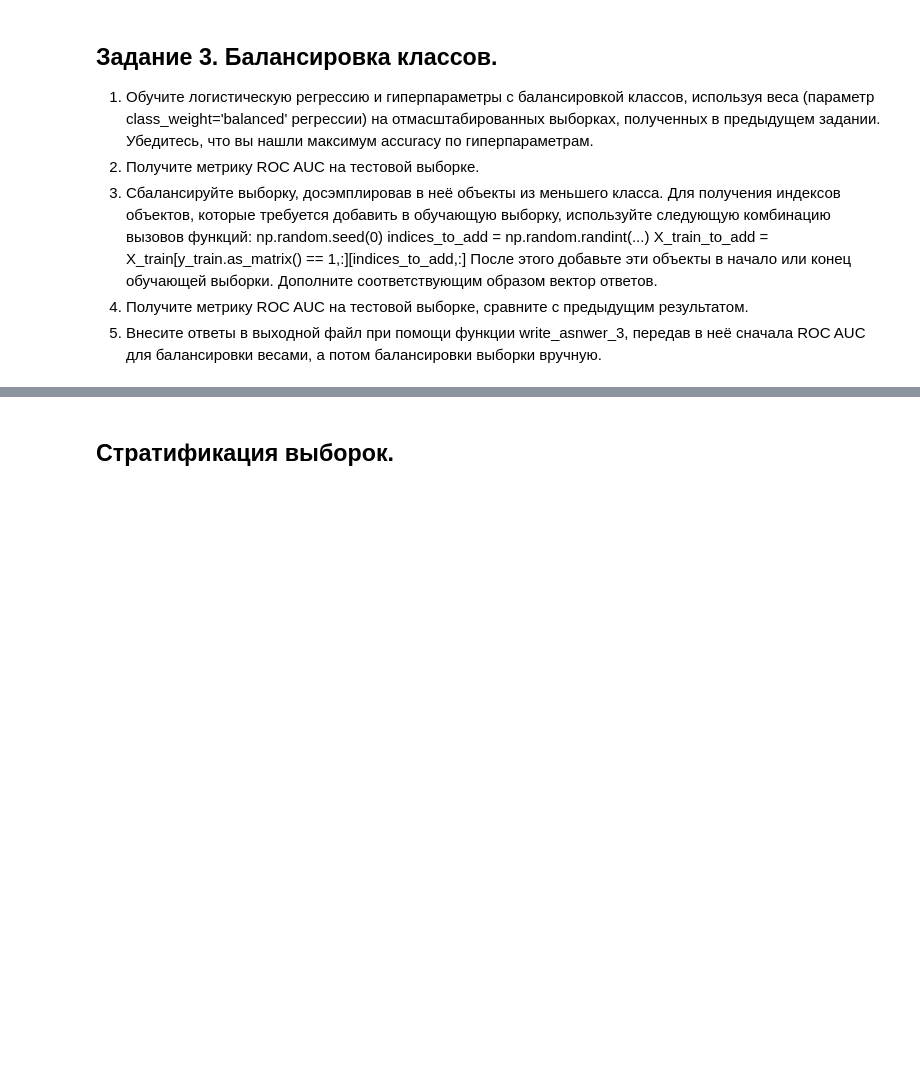
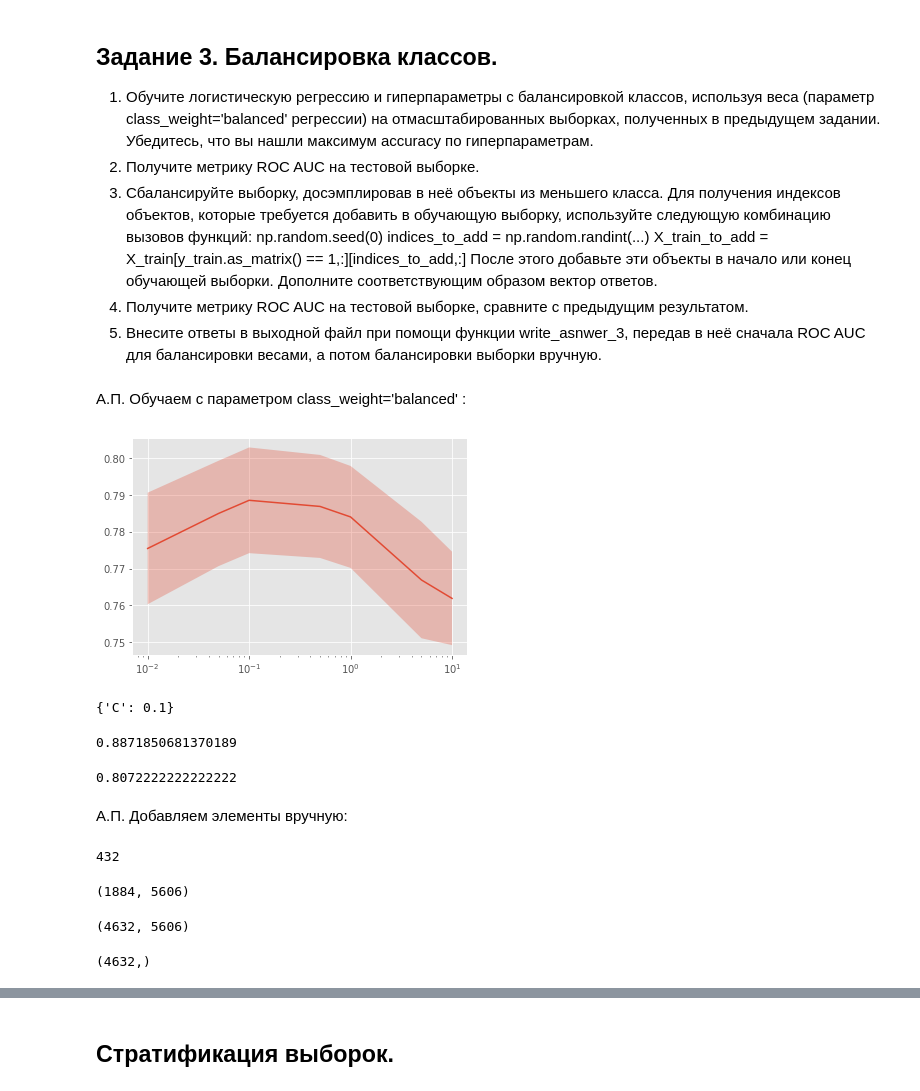
Before and after one commit to pavelevandrei/SupervisedLearning, a Jupyter notebook: week3/Preprocessing_LR_Grants.ipynb, the cells around one changed output, grey strips where cells are left out. Saved outputs shown, nothing was run; the diff lists cells and outputs as text; code cells hidden in the pictures; blank space fills up the shorter version.

```diff
--- a/week3/Preprocessing_LR_Grants.ipynb
+++ b/week3/Preprocessing_LR_Grants.ipynb
@@ -729,3 +719,37 @@ def write_answer_3(auc_1, auc_2):
         fout.write(str(auc))
 
 # place your code here
+# %% [markdown]
+А.П. Обучаем с параметром class_weight='balanced'  :
+# %%
+estimator = LogisticRegression(class_weight='balanced')
+optimizer_b = GridSearchCV(estimator, param_grid, cv=cv)
+optimizer_b.fit(X_stacked_scaled, y_train)
+plot_scores(optimizer=optimizer_b)
+# %% [output]
+[figure, added]
+# %%
+optimizer_b.best_params_
+# %% [output]
+{'C': 0.1}
+# %%
+auc_b = roc_auc_score(y_test, optimizer_b.predict_proba( np.hstack((X_test_real_scaled, X_test_cat_oh)) )[:,1] )
+print(auc_b)
+# %% [output]
+0.8871850681370189
+# %%
+accuracy_score(y_test, optimizer_b.predict( np.hstack((X_test_real_scaled, X_test_cat_oh)) ), normalize=True)
+# %% [output]
+0.8072222222222222
+# %% [markdown]
+А.П. Добавляем элементы вручную:
+# %%
+#Столько объектов нужно досэмлировать:
+n_to_sample = np.sum(y_train==0) - np.sum(y_train==1)
+print(n_to_sample)
+# %% [output]
+432
+# %%
+X_stacked_scaled[y_train.as_matrix() == 1,:].shape
+# %% [output]
+(1884, 5606)
@@ -731,0 +763,10 @@ def write_answer_3(auc_1, auc_2):
+# %%
+X_manual = np.vstack((X_stacked_scaled, X_stacked_scaled_to_add))
+print(X_manual.shape)
+# %% [output]
+(4632, 5606)
+# %%
+y_manual = np.concatenate((y_train, y_train_to_add))
+print(y_manual.shape)
+# %% [output]
+(4632,)
```
Also changed, not shown: parts of 62 cells of this notebook, 4 other files.
